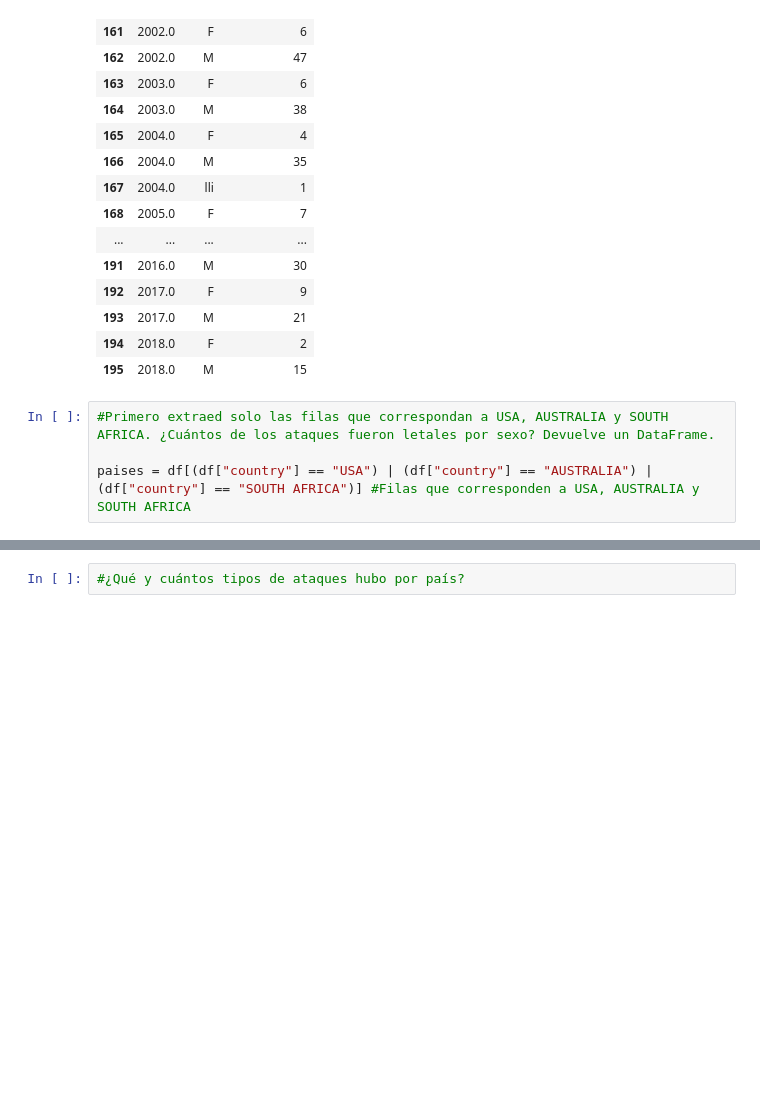
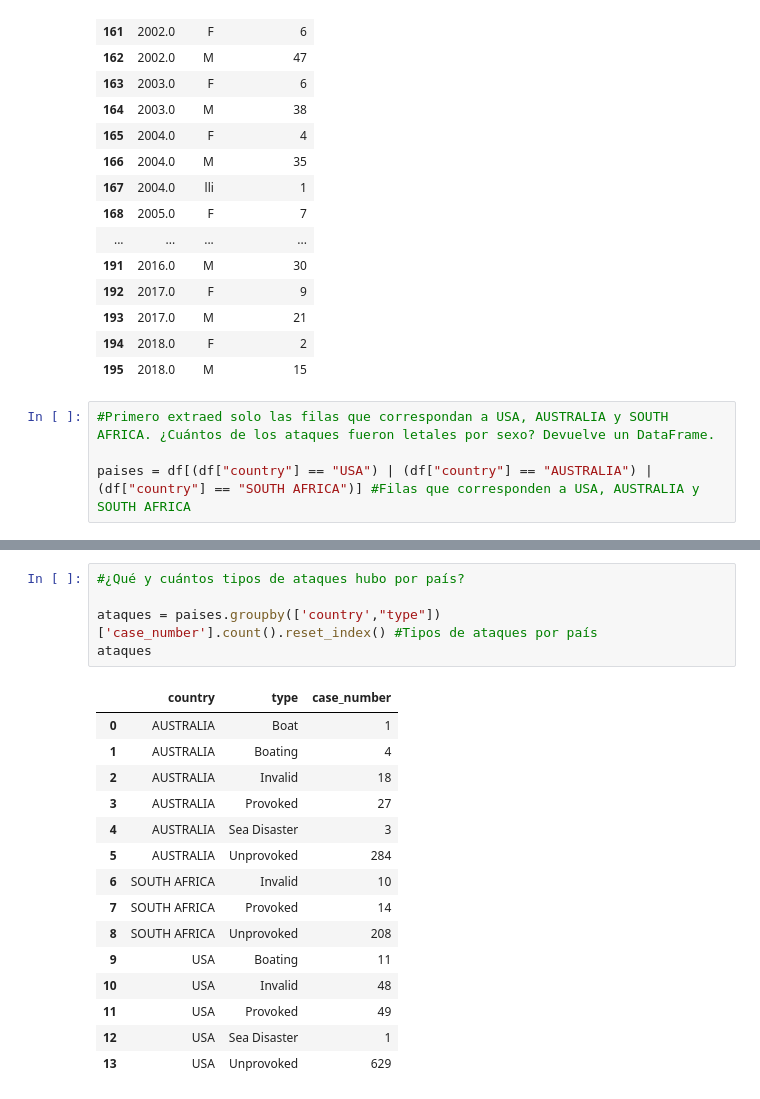
Before and after one commit to Adalab/Adalab-DA-promo-b-modulo-2-sprint-1-Ariana-Vero, a Jupyter notebook: Pandas/pandas6/Pandas6.ipynb, the cells around one changed output, grey strips where cells are left out. Saved outputs shown, nothing was run; the diff lists cells and outputs as text; blank space fills up the shorter version.

```diff
--- a/Pandas/pandas6/Pandas6.ipynb
+++ b/Pandas/pandas6/Pandas6.ipynb
@@ -98,2 +126,21 @@ dfa = df[paises & letales]
 # %%
 #¿Qué y cuántos tipos de ataques hubo por país?
+
+ataques = paises.groupby(['country',"type"])['case_number'].count().reset_index() #Tipos de ataques por país
+ataques
+# %% [output]
+|  | country | type | case_number |
+| 0 | AUSTRALIA | Boat | 1 |
+| 1 | AUSTRALIA | Boating | 4 |
+| 2 | AUSTRALIA | Invalid | 18 |
+| 3 | AUSTRALIA | Provoked | 27 |
+| 4 | AUSTRALIA | Sea Disaster | 3 |
+| 5 | AUSTRALIA | Unprovoked | 284 |
+| 6 | SOUTH AFRICA | Invalid | 10 |
+| 7 | SOUTH AFRICA | Provoked | 14 |
+| 8 | SOUTH AFRICA | Unprovoked | 208 |
+| 9 | USA | Boating | 11 |
+| 10 | USA | Invalid | 48 |
+| 11 | USA | Provoked | 49 |
+| 12 | USA | Sea Disaster | 1 |
+| 13 | USA | Unprovoked | 629 |
```
Also changed, not shown: parts of 4 cells of this notebook.
